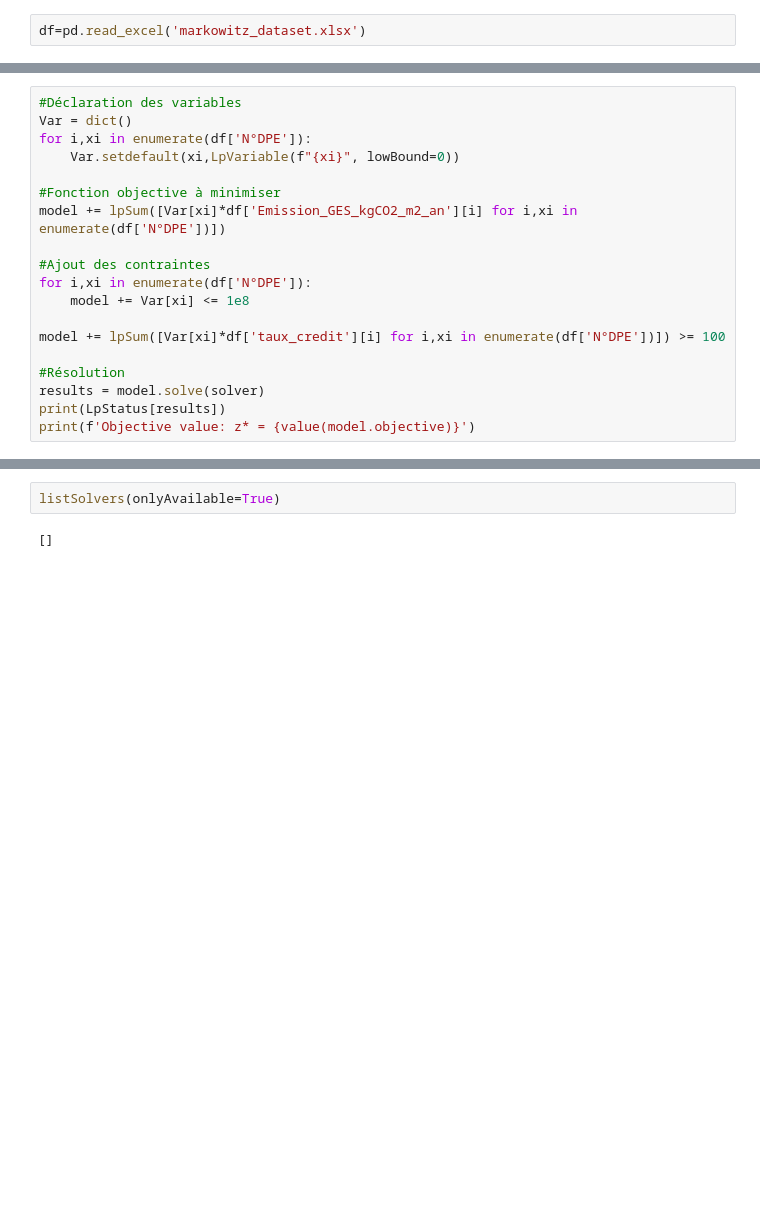
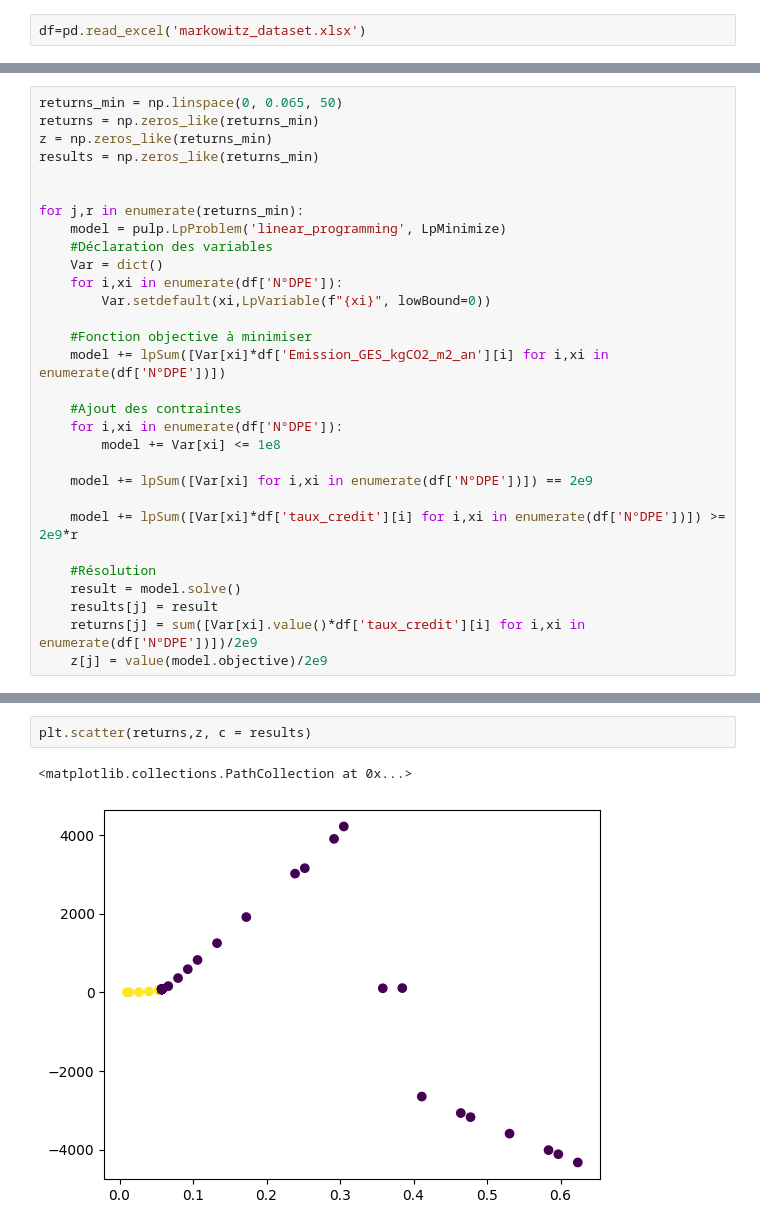
Before and after one commit to bechirhannachi/BNP-Centrale-project-Gr-1, a Jupyter notebook: Part2.ipynb, the cells around one changed output, grey strips where cells are left out. Drawn from its saved outputs; the diff is of its cells as text; blank space fills up the shorter version.

```diff
--- a/Part2.ipynb
+++ b/Part2.ipynb
@@ -10,20 +8,31 @@ solver = PULP_CBC_CMD(path=path)
 # %%
-#Déclaration des variables
-Var = dict()
-for i,xi in enumerate(df['N°DPE']):
-    Var.setdefault(xi,LpVariable(f"{xi}", lowBound=0))
+returns_min = np.linspace(0, 0.065, 50)
+returns = np.zeros_like(returns_min)
+z = np.zeros_like(returns_min)
+results = np.zeros_like(returns_min)
 
-#Fonction objective à minimiser
-model += lpSum([Var[xi]*df['Emission_GES_kgCO2_m2_an'][i] for i,xi in enumerate(df['N°DPE'])])
 
-#Ajout des contraintes
-for i,xi in enumerate(df['N°DPE']):
-    model += Var[xi] <= 1e8
+for j,r in enumerate(returns_min):
+    model = pulp.LpProblem('linear_programming', LpMinimize)
+    #Déclaration des variables
+    Var = dict()
+    for i,xi in enumerate(df['N°DPE']):
+        Var.setdefault(xi,LpVariable(f"{xi}", lowBound=0))
 
-model += lpSum([Var[xi]*df['taux_credit'][i] for i,xi in enumerate(df['N°DPE'])]) >= 100
+    #Fonction objective à minimiser
+    model += lpSum([Var[xi]*df['Emission_GES_kgCO2_m2_an'][i] for i,xi in enumerate(df['N°DPE'])])
 
-#Résolution
-results = model.solve(solver)
-print(LpStatus[results])
-print(f'Objective value: z* = {value(model.objective)}')
+    #Ajout des contraintes
+    for i,xi in enumerate(df['N°DPE']):
+        model += Var[xi] <= 1e8
+
+    model += lpSum([Var[xi] for i,xi in enumerate(df['N°DPE'])]) == 2e9
+
+    model += lpSum([Var[xi]*df['taux_credit'][i] for i,xi in enumerate(df['N°DPE'])]) >= 2e9*r
+
+    #Résolution
+    result = model.solve()
+    results[j] = result
+    returns[j] = sum([Var[xi].value()*df['taux_credit'][i] for i,xi in enumerate(df['N°DPE'])])/2e9
+    z[j] = value(model.objective)/2e9
 # %% [output]
@@ -31,4 +56,5 @@ AttributeError: 'NoneType' object has no attribute 'actualSolve'
-# %%
-listSolvers(onlyAvailable=True)
-# %% [output]
-[]
+# %%
+plt.scatter(returns,z, c = results)
+# %% [output]
+<matplotlib.collections.PathCollection at 0x...>
+[figure, added]
```
Also changed, not shown: parts of 3 cells of this notebook.
